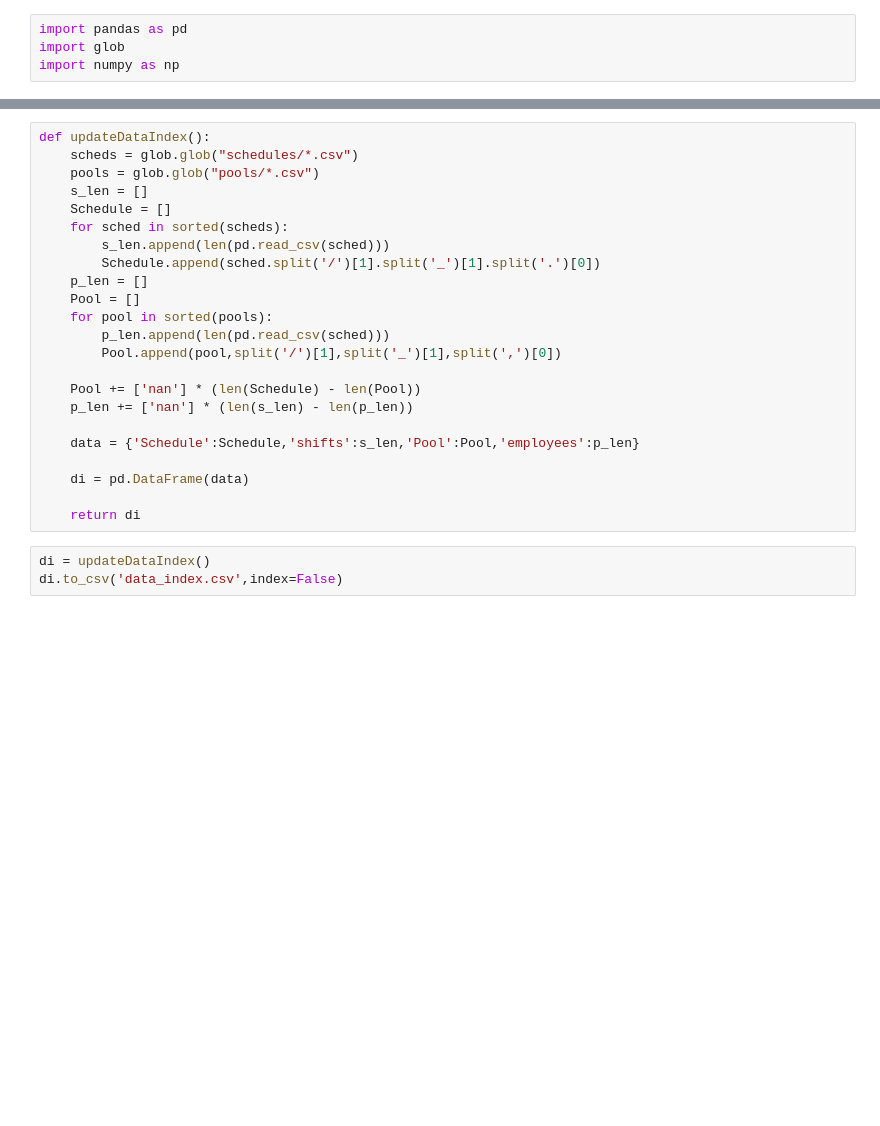
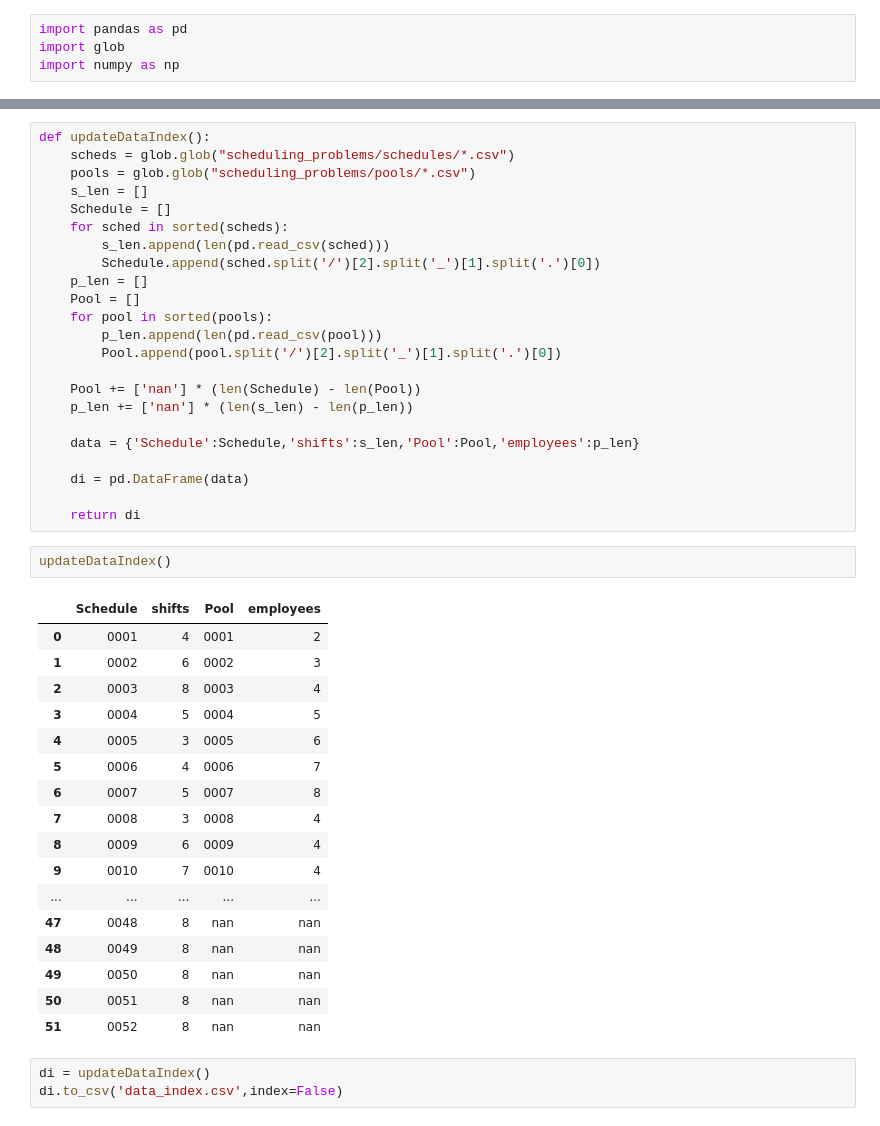
Before and after one commit to benplatten/UvA_MSc_Thesis, a Jupyter notebook: dev/testing.ipynb, the cells around one changed output, grey strips where cells are left out. Drawn from its saved outputs; the diff is of its cells as text; blank space fills up the shorter version.

```diff
--- a/dev/testing.ipynb
+++ b/dev/testing.ipynb
@@ -5,17 +19,17 @@ import numpy as np
 # %%
 def updateDataIndex():
-    scheds = glob.glob("schedules/*.csv")
-    pools = glob.glob("pools/*.csv")
+    scheds = glob.glob("scheduling_problems/schedules/*.csv")
+    pools = glob.glob("scheduling_problems/pools/*.csv")
     s_len = []
     Schedule = []
     for sched in sorted(scheds):
         s_len.append(len(pd.read_csv(sched)))
-        Schedule.append(sched.split('/')[1].split('_')[1].split('.')[0])
+        Schedule.append(sched.split('/')[2].split('_')[1].split('.')[0])
     p_len = []
     Pool = []
     for pool in sorted(pools):
-        p_len.append(len(pd.read_csv(sched)))
-        Pool.append(pool,split('/')[1],split('_')[1],split(',')[0])
+        p_len.append(len(pd.read_csv(pool)))
+        Pool.append(pool.split('/')[2].split('_')[1].split('.')[0])
 
     Pool += ['nan'] * (len(Schedule) - len(Pool))
     p_len += ['nan'] * (len(s_len) - len(p_len))
@@ -25,6 +39,26 @@ def updateDataIndex():
     di = pd.DataFrame(data)
 
     return di
+# %%
+updateDataIndex()
+# %% [output]
+|  | Schedule | shifts | Pool | employees |
+| 0 | 0001 | 4 | 0001 | 2 |
+| 1 | 0002 | 6 | 0002 | 3 |
+| 2 | 0003 | 8 | 0003 | 4 |
+| 3 | 0004 | 5 | 0004 | 5 |
+| 4 | 0005 | 3 | 0005 | 6 |
+| 5 | 0006 | 4 | 0006 | 7 |
+| 6 | 0007 | 5 | 0007 | 8 |
+| 7 | 0008 | 3 | 0008 | 4 |
+| 8 | 0009 | 6 | 0009 | 4 |
+| 9 | 0010 | 7 | 0010 | 4 |
+| ... | ... | ... | ... | ... |
+| 47 | 0048 | 8 | nan | nan |
+| 48 | 0049 | 8 | nan | nan |
+| 49 | 0050 | 8 | nan | nan |
+| 50 | 0051 | 8 | nan | nan |
+| 51 | 0052 | 8 | nan | nan |
 # %%
 di = updateDataIndex()
 di.to_csv('data_index.csv',index=False)
```
Also changed, not shown: parts of 8 cells of this notebook, 29 other files.
